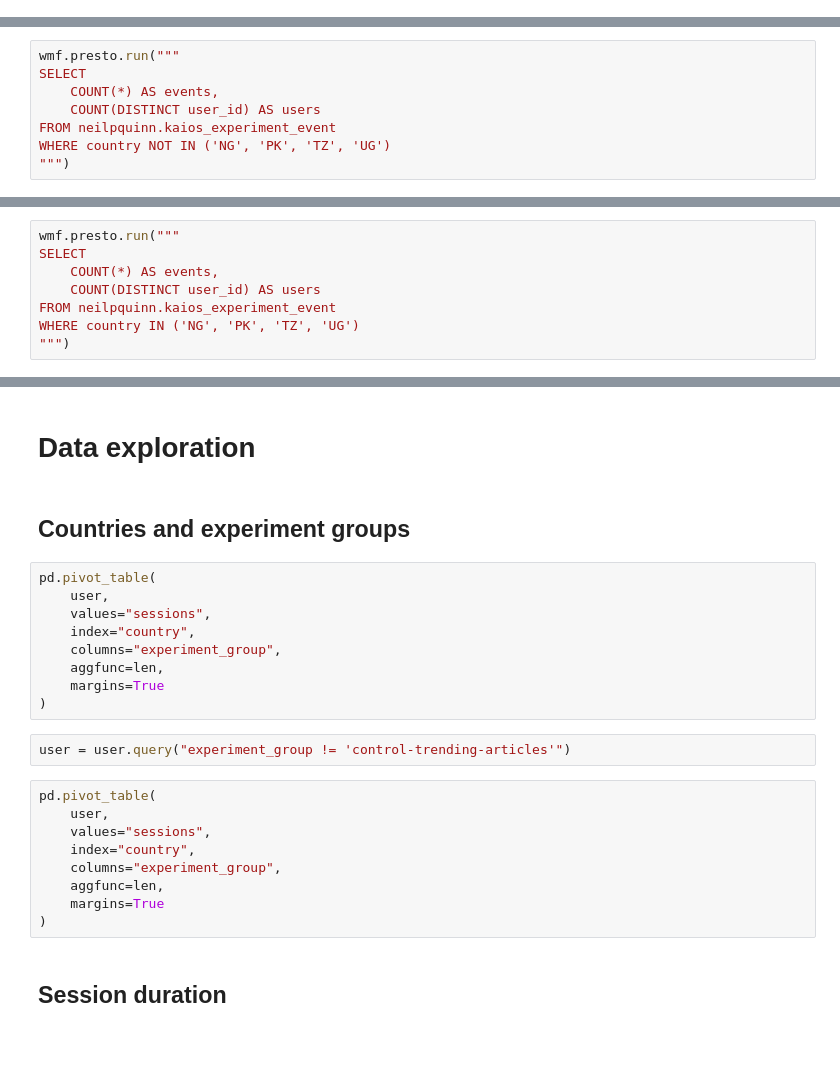
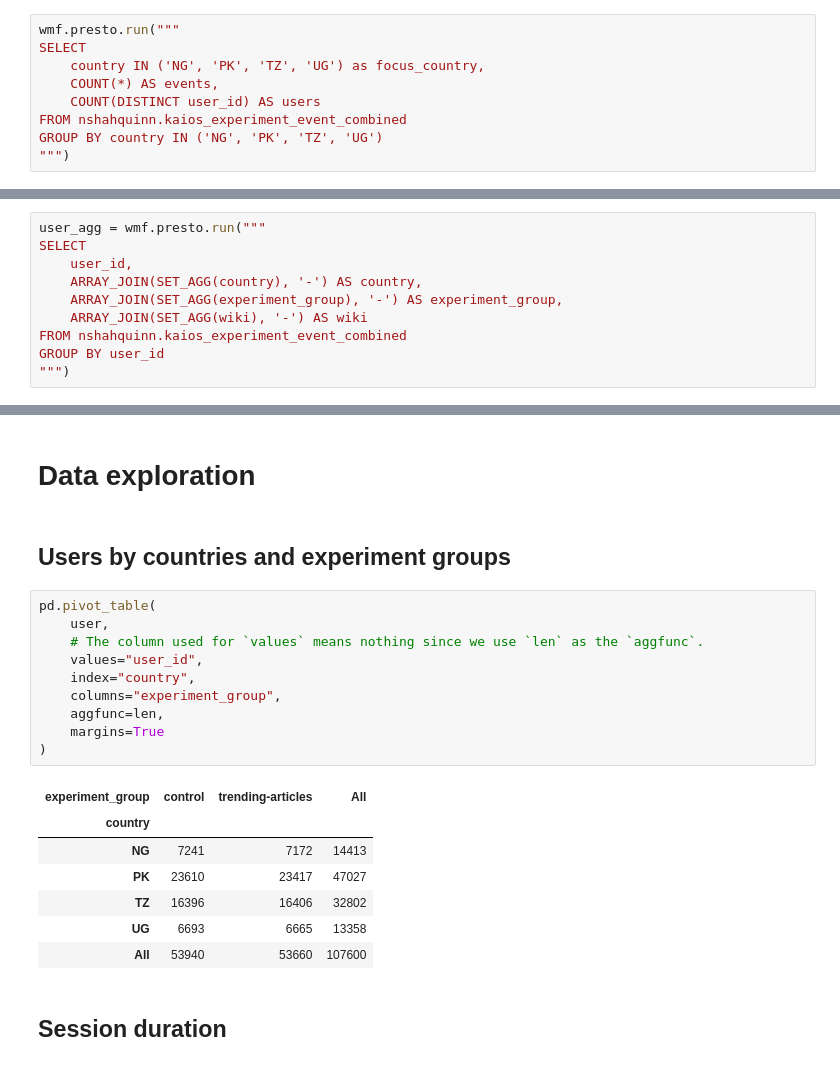
Before and after one commit to wikimedia-research/2021-KaiOS-app-homepage-content-suggestions, a Jupyter notebook: data_collection_and_exploration.ipynb, the cells around one changed output, grey strips where cells are left out. Drawn from its saved outputs; the diff is of its cells as text.

Commit message:
Analyze combined data

```diff
--- a/data_collection_and_exploration.ipynb
+++ b/data_collection_and_exploration.ipynb
@@ -89,0 +94,9 @@ The drop in events starting on 29 August is expected, since that's when KaiOS st
+# %%
+wmf.presto.run("""
+SELECT
+    country IN ('NG', 'PK', 'TZ', 'UG') as focus_country,
+    COUNT(*) AS events,
+    COUNT(DISTINCT user_id) AS users
+FROM nshahquinn.kaios_experiment_event_combined
+GROUP BY country IN ('NG', 'PK', 'TZ', 'UG')
+""")
@@ -109,8 +120,0 @@ str
-# %%
-wmf.presto.run("""
-SELECT
-    COUNT(*) AS events,
-    COUNT(DISTINCT user_id) AS users
-FROM neilpquinn.kaios_experiment_event
-WHERE country NOT IN ('NG', 'PK', 'TZ', 'UG')
-""")
@@ -120,8 +120,0 @@ WHERE country NOT IN ('NG', 'PK', 'TZ', 'UG')
-# %%
-wmf.presto.run("""
-SELECT
-    COUNT(*) AS events,
-    COUNT(DISTINCT user_id) AS users
-FROM neilpquinn.kaios_experiment_event
-WHERE country IN ('NG', 'PK', 'TZ', 'UG')
-""")
@@ -169,0 +121,10 @@ GROUP BY
+# %%
+user_agg = wmf.presto.run("""
+SELECT
+    user_id,
+    ARRAY_JOIN(SET_AGG(country), '-') AS country,
+    ARRAY_JOIN(SET_AGG(experiment_group), '-') AS experiment_group,
+    ARRAY_JOIN(SET_AGG(wiki), '-') AS wiki
+FROM nshahquinn.kaios_experiment_event_combined
+GROUP BY user_id
+""")
@@ -204,27 +280,25 @@ user.info()
 # %% [markdown]
 # Data exploration
 # %% [markdown]
-## Countries and experiment groups
+## Users by countries and experiment groups
 # %%
 pd.pivot_table(
     user,
-    values="sessions",
+    # The column used for `values` means nothing since we use `len` as the `aggfunc`.
+    values="user_id",
     index="country",
     columns="experiment_group",
     aggfunc=len,
     margins=True
 )
+# %% [output]
+| experiment_group | control | trending-articles | All |
+| country |  |  |  |
+| NG | 7241 | 7172 | 14413 |
+| PK | 23610 | 23417 | 47027 |
+| TZ | 16396 | 16406 | 32802 |
+| UG | 6693 | 6665 | 13358 |
+| All | 53940 | 53660 | 107600 |
-# %%
-user = user.query("experiment_group != 'control-trending-articles'")
-# %%
-pd.pivot_table(
-    user,
-    values="sessions",
-    index="country",
-    columns="experiment_group",
-    aggfunc=len,
-    margins=True
-)
 # %% [markdown]
 ## Session duration
 # %%
```
Also changed, not shown: parts of 31 cells of this notebook, 1 other file.
